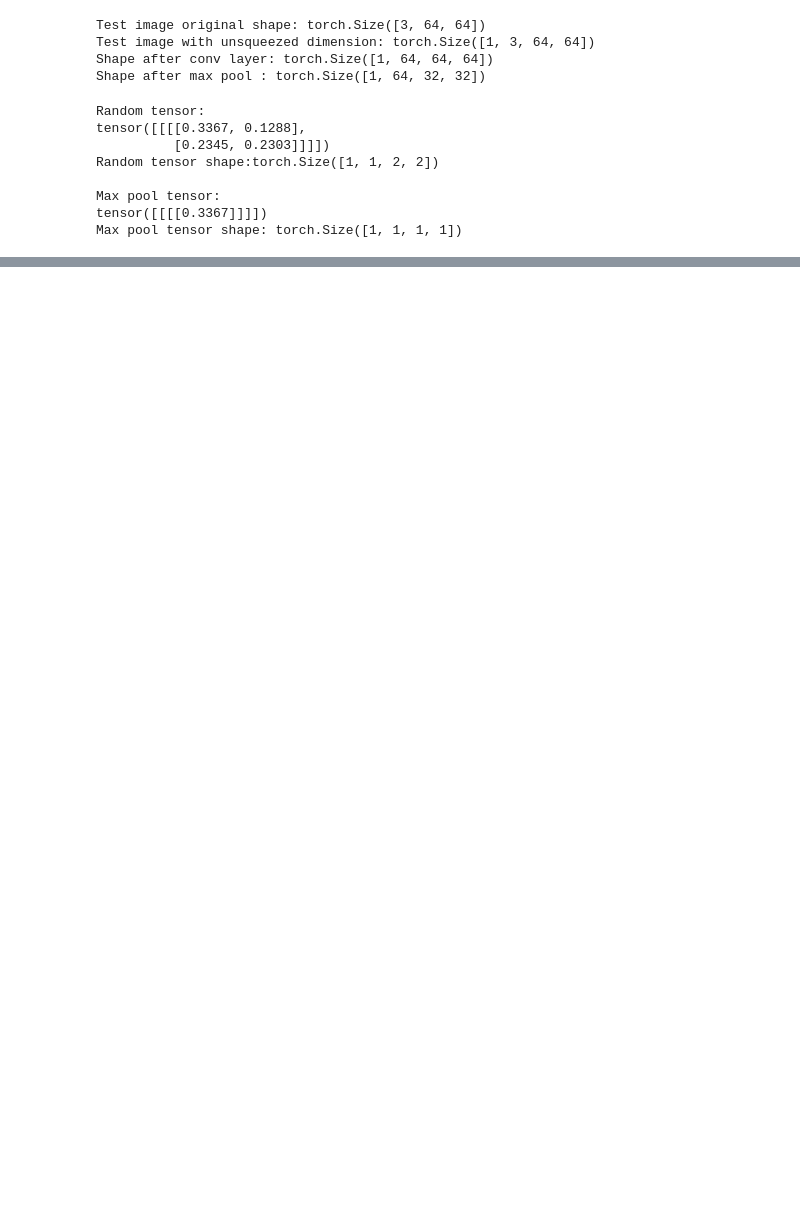
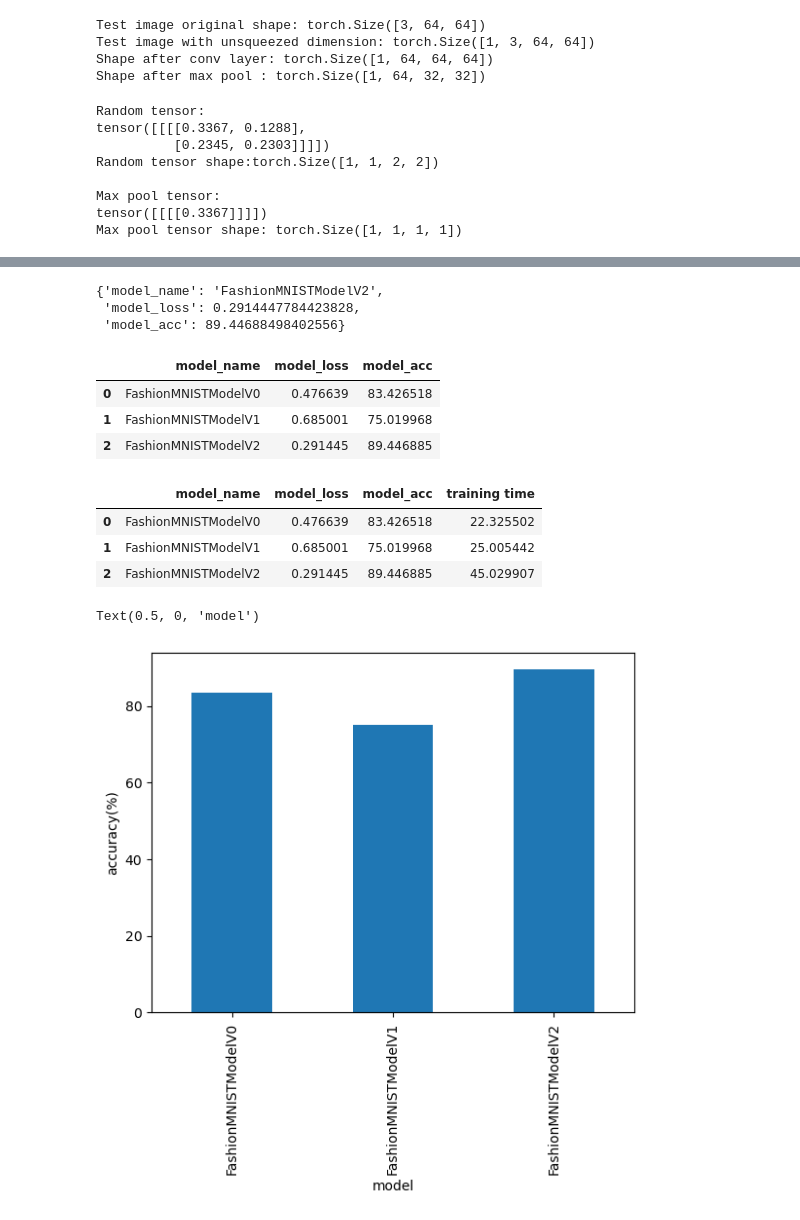
Before and after one commit to Sadkakgedik/PyTorch-Practices, a Jupyter notebook: cnn&cv_02.ipynb, the cells around one changed output, grey strips where cells are left out. Saved outputs shown, nothing was run; the diff lists cells and outputs as text; code cells hidden in the pictures; blank space fills up the shorter version.

Commit message:
training and testing CNN

```diff
--- a/cnn&cv_02.ipynb
+++ b/cnn&cv_02.ipynb
@@ -327,0 +331,7 @@ Max pool tensor shape: torch.Size([1, 1, 1, 1])
+# %%
+#Setup loss function eval metrics and optimizer
+from helper_functions import accuracy_fn
+
+loss_fn=nn.CrossEntropyLoss()
+optimizer = torch.optim.SGD(params=model_2.parameters(),
+                            lr=0.1)
@@ -327,0 +383,52 @@ Max pool tensor shape: torch.Size([1, 1, 1, 1])
+# %%
+model_2_results=eval_model(model=model_2,
+                           data_loader=test_dataloader,
+                           loss_fn=loss_fn,
+                           accuracy_fn=accuracy_fn)
+model_2_results
+# %% [output]
+{'model_name': 'FashionMNISTModelV2',
+ 'model_loss': 0.2914447784423828,
+ 'model_acc': 89.44688498402556}
+# %%
+import pandas as pd
+
+#Previous models results
+model_1_results={'model_name': 'FashionMNISTModelV1',
+ 'model_loss': 0.6850008368492126,
+ 'model_acc': 75.01996805111821}
+
+model_0_results={'model_name': 'FashionMNISTModelV0',
+ 'model_loss': 0.4766390025615692,
+ 'model_acc': 83.42651757188499}
+
+compare_results=pd.DataFrame([model_0_results,
+                              model_1_results,
+                              model_2_results])
+compare_results
+# %% [output]
+|  | model_name | model_loss | model_acc |
+| 0 | FashionMNISTModelV0 | 0.476639 | 83.426518 |
+| 1 | FashionMNISTModelV1 | 0.685001 | 75.019968 |
+| 2 | FashionMNISTModelV2 | 0.291445 | 89.446885 |
+# %%
+#Previous models
+total_train_time_model_0=22.325502400000005
+total_train_time_model_1=25.00544179999997
+
+compare_results["training time"]=[total_train_time_model_0,
+                                  total_train_time_model_1,
+                                  total_train_time_model_2]
+compare_results
+# %% [output]
+|  | model_name | model_loss | model_acc | training time |
+| 0 | FashionMNISTModelV0 | 0.476639 | 83.426518 | 22.325502 |
+| 1 | FashionMNISTModelV1 | 0.685001 | 75.019968 | 25.005442 |
+| 2 | FashionMNISTModelV2 | 0.291445 | 89.446885 | 45.029907 |
+# %%
+compare_results.set_index("model_name")["model_acc"].plot(kind="bar")
+plt.ylabel("accuracy(%)")
+plt.xlabel("model")
+# %% [output]
+Text(0.5, 0, 'model')
+[figure, added]
```
Also changed, not shown: parts of 12 cells of this notebook.
